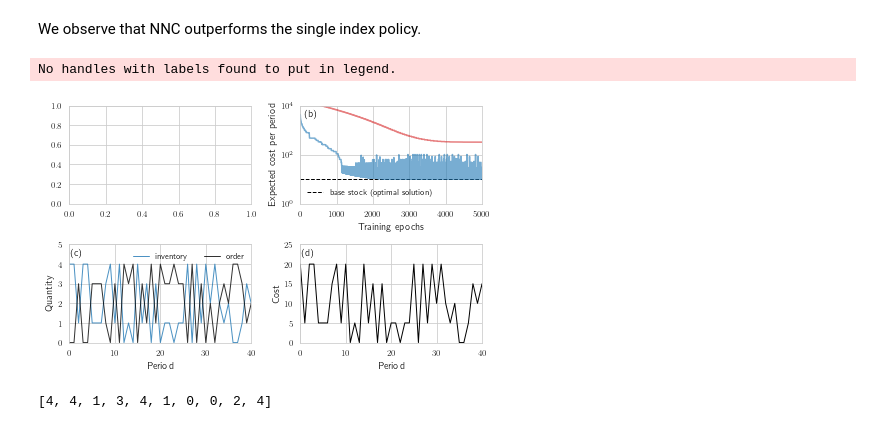
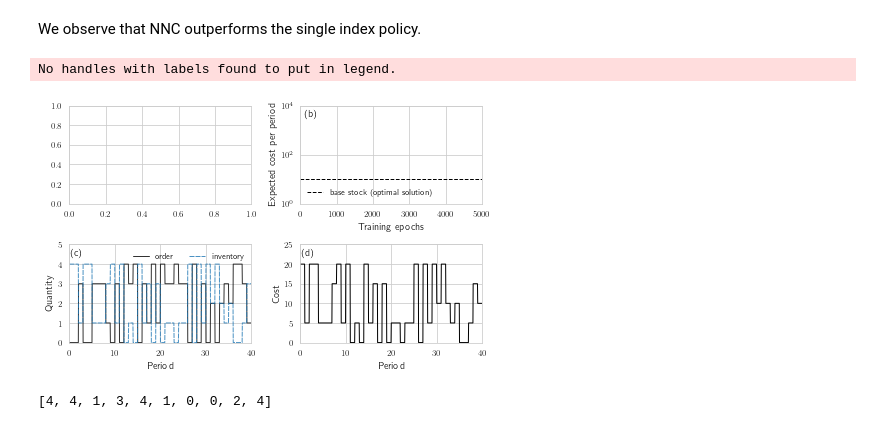
Before and after one commit to kushal-10/inventory-dynamics, a Jupyter notebook: notebooks/base_stock_learning_l=0.ipynb, the cells around one changed output. Cells and saved outputs as stored; diff of their text form; code cells hidden in the pictures.

Commit message:
step-wise plots

```diff
--- a/notebooks/base_stock_learning_l=0.ipynb
+++ b/notebooks/base_stock_learning_l=0.ipynb
@@ -555,46 +552,55 @@ sns.set_style("whitegrid")
 
 fig, ax = plt.subplots(ncols=2, nrows=2)
 ax[0,1].text(0.02*5000,0.35*1e4,r"(b)")
-ax[0,1].plot(costs_A,alpha=0.6)
-ax[0,1].plot(costs_B,alpha=0.6,color="tab:red")
+#ax[0,1].plot(costs_A,alpha=0.6)
+#ax[0,1].plot(costs_B,alpha=0.6,color="tab:red")
 ax[0,1].hlines(10,0,5000,linewidths=1,colors="k",linestyles="--")
 ax[0,1].plot(-100,-100,linewidth=1,color="k",linestyle="--",label=r"base stock (optimal solution)")
 ax[0,1].set_xlim(0,5000)
 ax[0,1].set_ylim(1e0,1e4)
 ax[0,1].set_yscale('log')
 ax[0,1].set_yticks([1e0,1e2,1e4])
 ax[0,1].yaxis.set_minor_formatter(NullFormatter())
 ax[0,1].set_xlabel(r'Training epochs')
 ax[0,1].set_ylabel(r'Expected cost per period')
 ax[0,1].legend(loc = 3, fontsize=8, frameon=False)
 
+orders = nn_q[1:][:40]
+orders = np.repeat(orders,20)
+inventory_pos = [int(nn_inv[i]) for i in range(len(nn_inv)-2)][:40]
+inventory_pos = np.repeat(inventory_pos,20)
+t_arr = np.linspace(0,40,len(orders))
+
 ax[1,0].text(0.02*10,0.88*5,r"(c)")
 #ax[1,0].text(0.5*17, 4.3,r"inventory position ($z^*+1$)",fontsize=9)
-ax[1,0].plot(nn_inv,linewidth=1,color="tab:blue",alpha=0.8,label=r"inventory")
-ax[1,0].plot(nn_q[1:],linewidth=1,color="k",alpha=0.8,label=r"order")
+ax[1,0].plot(t_arr,orders,linewidth=1,color="k",alpha=0.8,label=r"order")
+ax[1,0].plot(t_arr,inventory_pos,linewidth=1,color="tab:blue",alpha=0.8,label=r"inventory",linestyle=(0, (5, 1)))
 #ax[1,0].plot([int(nn_inv[i])+int(nn_q[i+1]) for i in range(len(nn_inv)-2)],\
 #             linewidth=1,color="k")
 ax[1,0].set_xlim(0,40)
 ax[1,0].set_ylim(0,5)
 ax[1,0].set_xlabel(r"Period")
 ax[1,0].set_ylabel(r"Quantity")
 ax[1,0].legend(loc=1,fontsize=8,ncol=2,frameon=False)
 
+cost = [x.item() for x in nn_ci][:40]
+cost = np.repeat(cost,20)
+
 ax[1,1].text(0.02*10,0.88*25,r"(d)")
-ax[1,1].plot([x.item() for x in nn_ci],linewidth=1,color="k")
+ax[1,1].plot(t_arr,cost,linewidth=1,color="k")
 ax[1,1].set_xlim(0,40)
 ax[1,1].set_ylim(0,25)
 ax[1,1].set_xlabel(r"Period")
 ax[1,1].set_ylabel(r"Cost")
 ax[1,1].legend(loc=9,fontsize=8,ncol=2,frameon=False)
 
 plt.tight_layout()
 plt.margins(0,0)
-plt.savefig("training_base_stock_l=0_2.svg", dpi = 300, bbox_inches = 'tight', pad_inches = 0.05)
+plt.savefig("training_base_stock_l=0_3.svg", dpi = 300, bbox_inches = 'tight', pad_inches = 0.05)
 plt.show()
 # %% [output]
 No handles with labels found to put in legend.
-[figure, old version]
+[figure, new version]
 # %%
 [int(nn_inv[i]) for i in range(len(nn_inv)-2)][:10]
 # %% [output]
```
Also changed, not shown: parts of 5 cells of this notebook, 6 other files.
